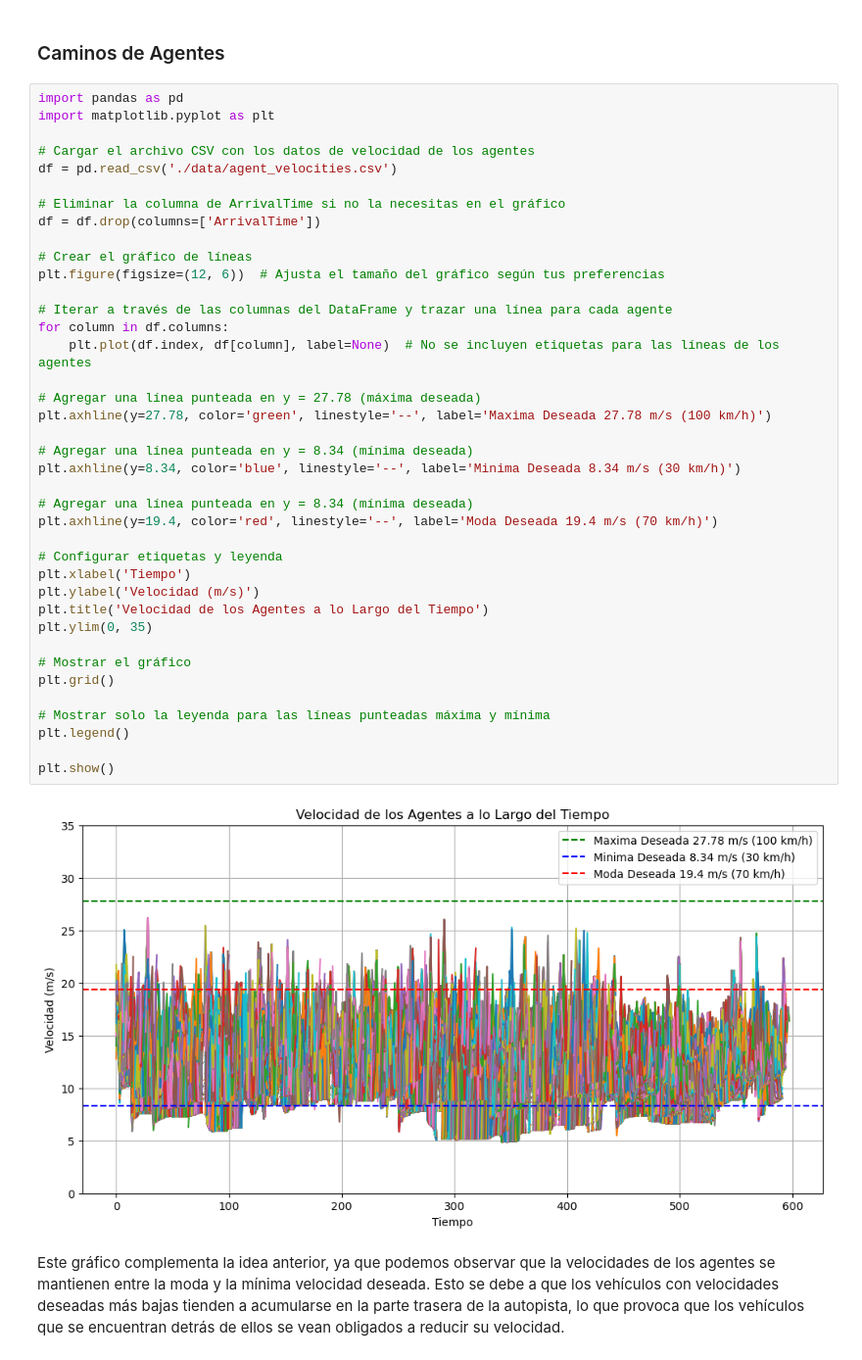
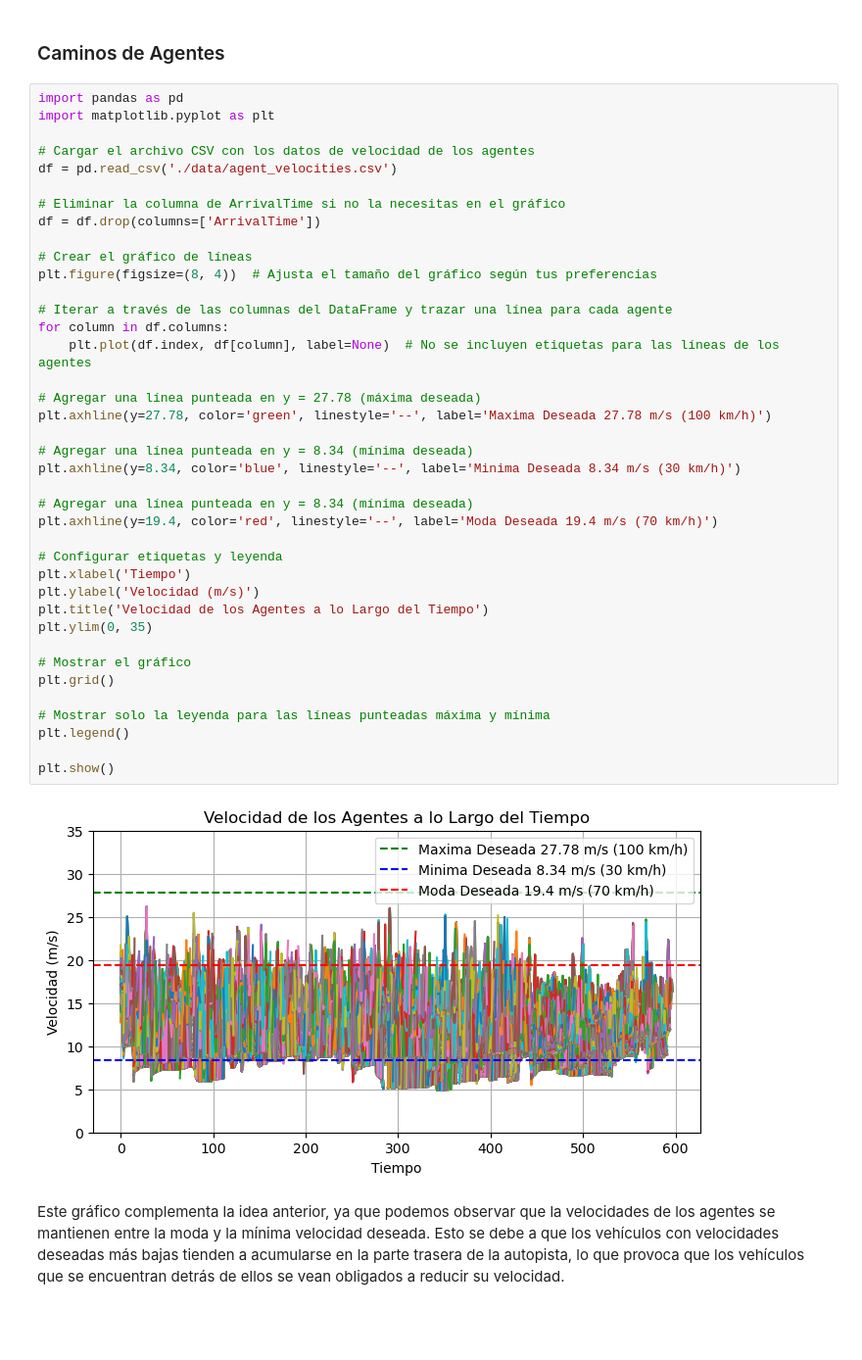
Before and after one commit to azulnogueraa/Agent-Based-Model---Gral-Paz, a Jupyter notebook: simulacion.ipynb, the cells around one changed output. Shown at 98% size. Saved outputs shown, nothing was run; the diff lists cells and outputs as text; blank space fills up the shorter version.

```diff
--- a/simulacion.ipynb
+++ b/simulacion.ipynb
@@ -746,36 +759,36 @@ df = pd.read_csv('./data/agent_velocities.csv')
 df = df.drop(columns=['ArrivalTime'])
 
 # Crear el gráfico de líneas
-plt.figure(figsize=(12, 6))  # Ajusta el tamaño del gráfico según tus preferencias
+plt.figure(figsize=(8, 4))  # Ajusta el tamaño del gráfico según tus preferencias
 
 # Iterar a través de las columnas del DataFrame y trazar una línea para cada agente
 for column in df.columns:
     plt.plot(df.index, df[column], label=None)  # No se incluyen etiquetas para las líneas de los agentes
 
 # Agregar una línea punteada en y = 27.78 (máxima deseada)
 plt.axhline(y=27.78, color='green', linestyle='--', label='Maxima Deseada 27.78 m/s (100 km/h)')
 
 # Agregar una línea punteada en y = 8.34 (mínima deseada)
 plt.axhline(y=8.34, color='blue', linestyle='--', label='Minima Deseada 8.34 m/s (30 km/h)')
 
 # Agregar una línea punteada en y = 8.34 (mínima deseada)
 plt.axhline(y=19.4, color='red', linestyle='--', label='Moda Deseada 19.4 m/s (70 km/h)')
 
 # Configurar etiquetas y leyenda
 plt.xlabel('Tiempo')
 plt.ylabel('Velocidad (m/s)')
 plt.title('Velocidad de los Agentes a lo Largo del Tiempo')
 plt.ylim(0, 35)
 
 # Mostrar el gráfico
 plt.grid()
 
 # Mostrar solo la leyenda para las líneas punteadas máxima y mínima
 plt.legend()
 
 plt.show()
 # %% [output]
-[figure, old version]
+[figure, new version]
 # %% [markdown]
 Este gráfico complementa la idea anterior, ya que podemos observar que la velocidades de los agentes se mantienen entre la moda y la mínima velocidad deseada. Esto se debe a que los vehículos con velocidades deseadas más bajas tienden a acumularse en la parte trasera de la autopista, lo que provoca que los vehículos que se encuentran detrás de ellos se vean obligados a reducir su velocidad.
 # %% [markdown]
```
Also changed, not shown: parts of 5 cells of this notebook, 4 other files.
